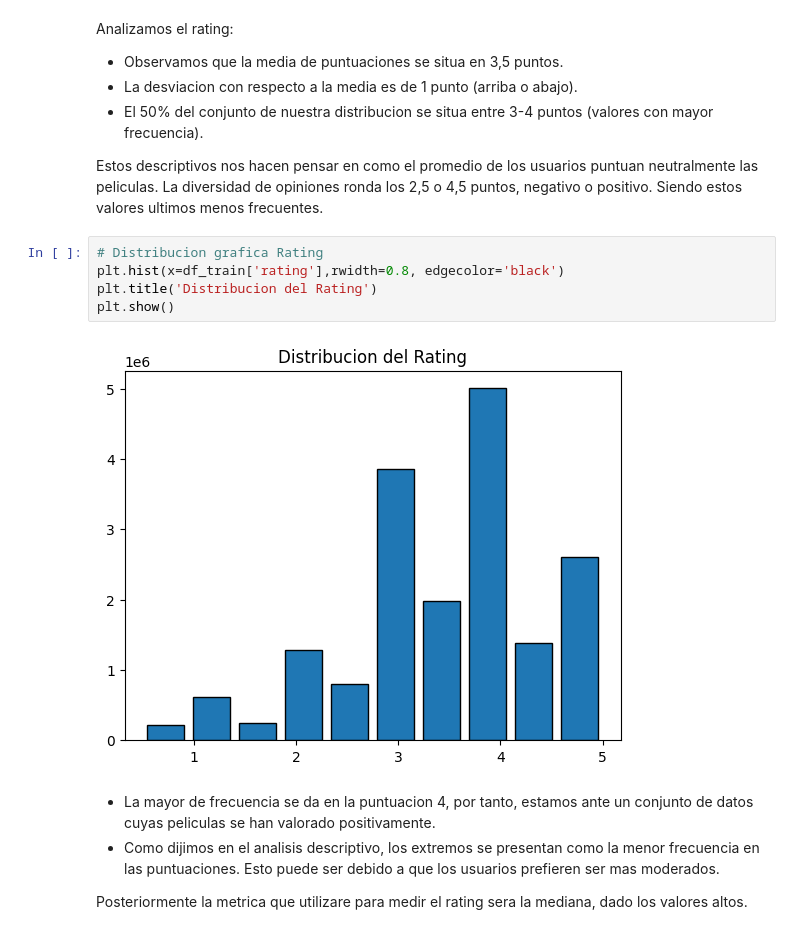
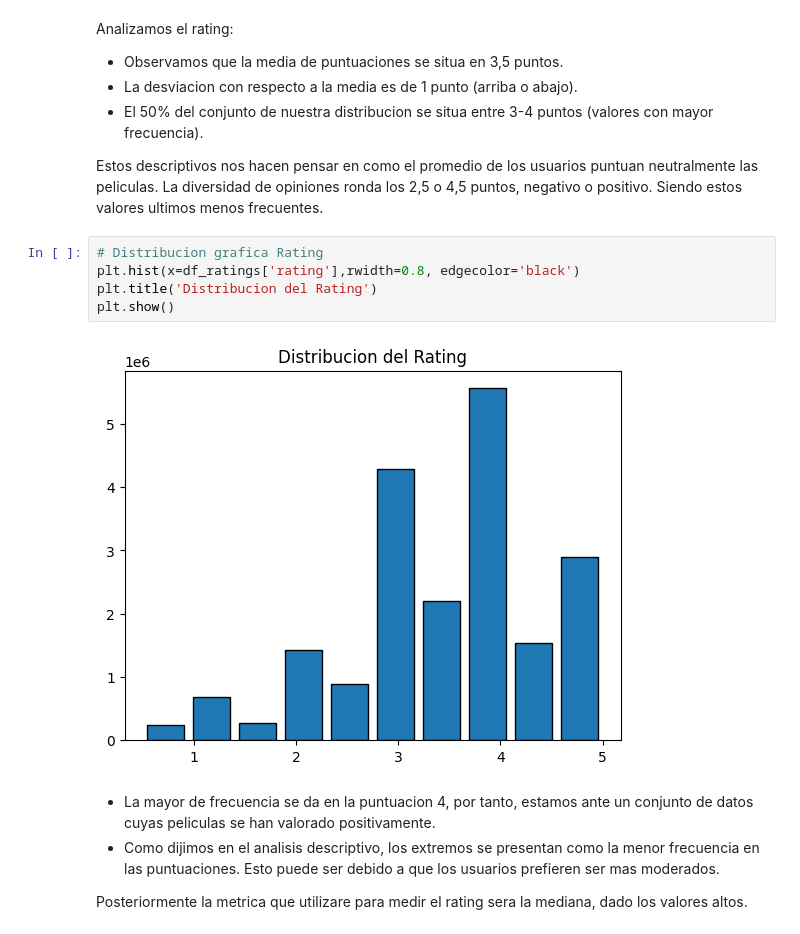
Before and after one commit to jarodriguezf/MoviesRecommender, a Jupyter notebook: data/exploratory/eda_ratings.ipynb, the cells around one changed output. Cells and saved outputs as stored; diff of their text form.

```diff
--- a/data/exploratory/eda_ratings.ipynb
+++ b/data/exploratory/eda_ratings.ipynb
@@ -109,11 +92,11 @@ Estos descriptivos nos hacen pensar en como el promedio de los usuarios puntuan
 La diversidad de opiniones ronda los 2,5 o 4,5 puntos, negativo o positivo. Siendo estos valores ultimos menos frecuentes.
 # %%
 # Distribucion grafica Rating
-plt.hist(x=df_train['rating'],rwidth=0.8, edgecolor='black')
+plt.hist(x=df_ratings['rating'],rwidth=0.8, edgecolor='black')
 plt.title('Distribucion del Rating')
 plt.show()
 # %% [output]
-[figure, old version]
+[figure, new version]
 # %% [markdown]
 - La mayor de frecuencia se da en la puntuacion 4, por tanto, estamos ante un conjunto de datos cuyas peliculas se han valorado positivamente.
 - Como dijimos en el analisis descriptivo, los extremos se presentan como la menor frecuencia en las puntuaciones. Esto puede ser debido a que los usuarios prefieren ser mas moderados.
```
Also changed, not shown: parts of 19 cells of this notebook, 1 other file.
